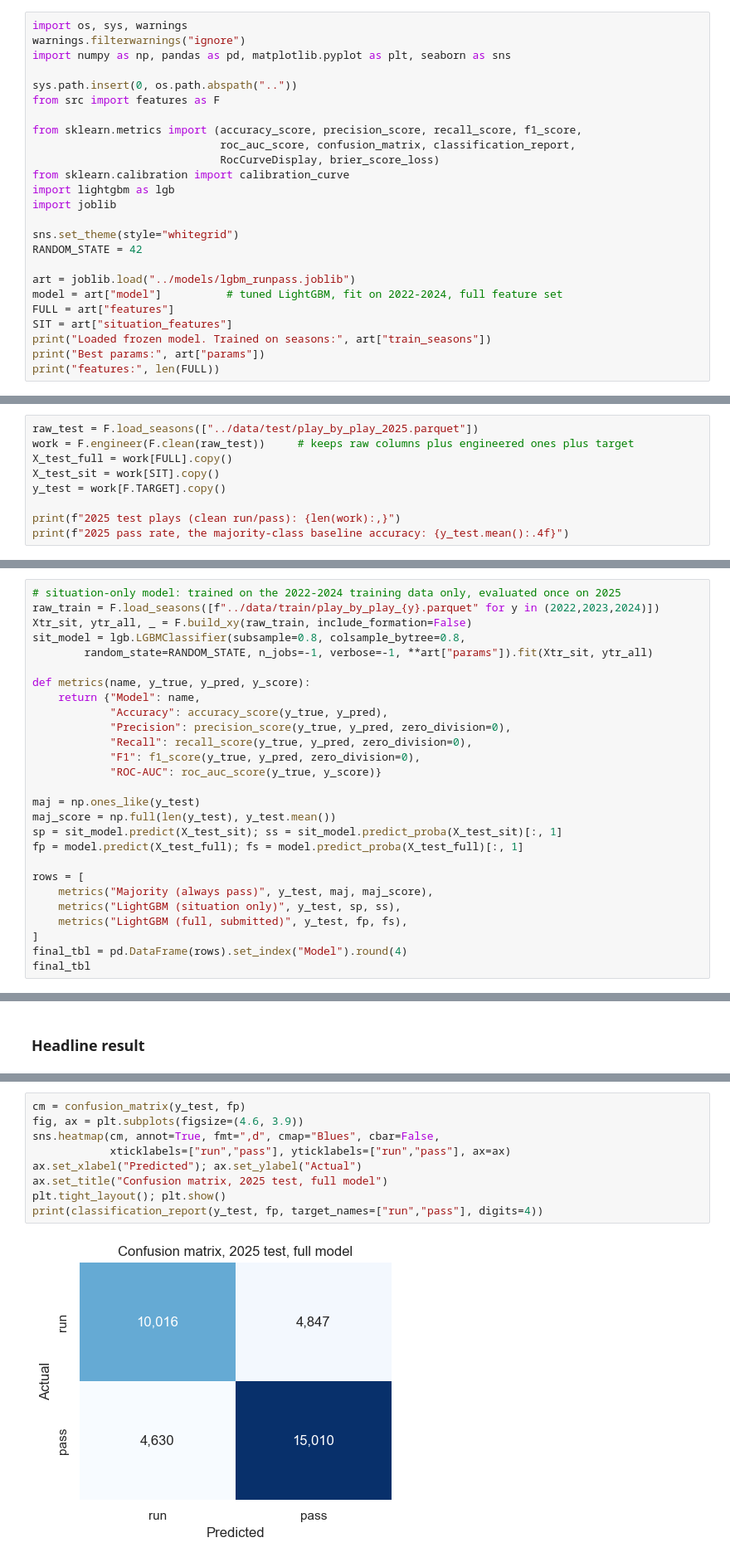
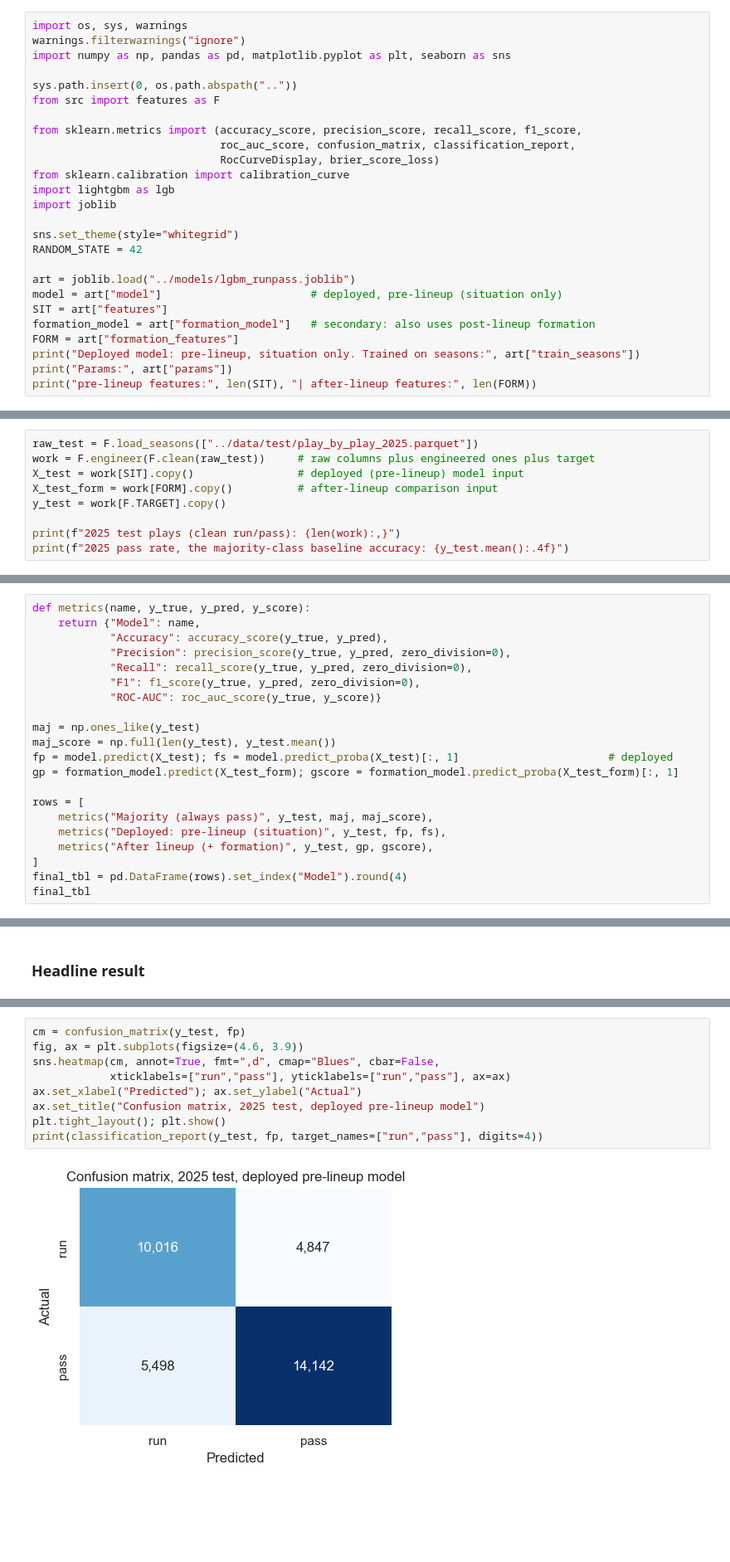
Before and after one commit to cadenpascual/nfl-play-predictor, a Jupyter notebook: notebooks/03_final_eval.ipynb, the cells around one changed output, grey strips where cells are left out. Shown at 83% size. Cells and saved outputs as stored; diff of their text form; blank space fills up the shorter version.

Commit message:
update evaluation to match modeling update

```diff
--- a/notebooks/03_final_eval.ipynb
+++ b/notebooks/03_final_eval.ipynb
@@ -36,10 +38,11 @@ sns.set_theme(style="whitegrid")
 RANDOM_STATE = 42
 
 art = joblib.load("../models/lgbm_runpass.joblib")
-model = art["model"]          # tuned LightGBM, fit on 2022-2024, full feature set
-FULL = art["features"]
-SIT = art["situation_features"]
-print("Loaded frozen model. Trained on seasons:", art["train_seasons"])
-print("Best params:", art["params"])
-print("features:", len(FULL))
+model = art["model"]                       # deployed, pre-lineup (situation only)
+SIT = art["features"]
+formation_model = art["formation_model"]   # secondary: also uses post-lineup formation
+FORM = art["formation_features"]
+print("Deployed model: pre-lineup, situation only. Trained on seasons:", art["train_seasons"])
+print("Params:", art["params"])
+print("pre-lineup features:", len(SIT), "| after-lineup features:", len(FORM))
 # %% [output]
@@ -50,9 +53,9 @@ features: 31
 ## 2. Load the untouched 2025 test set
 # %%
 raw_test = F.load_seasons(["../data/test/play_by_play_2025.parquet"])
-work = F.engineer(F.clean(raw_test))     # keeps raw columns plus engineered ones plus target
-X_test_full = work[FULL].copy()
-X_test_sit = work[SIT].copy()
+work = F.engineer(F.clean(raw_test))     # raw columns plus engineered ones plus target
+X_test = work[SIT].copy()                # deployed (pre-lineup) model input
+X_test_form = work[FORM].copy()          # after-lineup comparison input
 y_test = work[F.TARGET].copy()
 
 print(f"2025 test plays (clean run/pass): {len(work):,}")
@@ -69,10 +71,4 @@ that also uses pre-snap formation cues. The full model is the one we submit.
 # %%
-# situation-only model: trained on the 2022-2024 training data only, evaluated once on 2025
-raw_train = F.load_seasons([f"../data/train/play_by_play_{y}.parquet" for y in (2022,2023,2024)])
-Xtr_sit, ytr_all, _ = F.build_xy(raw_train, include_formation=False)
-sit_model = lgb.LGBMClassifier(subsample=0.8, colsample_bytree=0.8,
-        random_state=RANDOM_STATE, n_jobs=-1, verbose=-1, **art["params"]).fit(Xtr_sit, ytr_all)
-
 def metrics(name, y_true, y_pred, y_score):
     return {"Model": name,
             "Accuracy": accuracy_score(y_true, y_pred),
@@ -83,13 +79,13 @@ def metrics(name, y_true, y_pred, y_score):
 
 maj = np.ones_like(y_test)
 maj_score = np.full(len(y_test), y_test.mean())
-sp = sit_model.predict(X_test_sit); ss = sit_model.predict_proba(X_test_sit)[:, 1]
-fp = model.predict(X_test_full); fs = model.predict_proba(X_test_full)[:, 1]
+fp = model.predict(X_test); fs = model.predict_proba(X_test)[:, 1]                       # deployed
+gp = formation_model.predict(X_test_form); gscore = formation_model.predict_proba(X_test_form)[:, 1]
 
 rows = [
     metrics("Majority (always pass)", y_test, maj, maj_score),
-    metrics("LightGBM (situation only)", y_test, sp, ss),
-    metrics("LightGBM (full, submitted)", y_test, fp, fs),
+    metrics("Deployed: pre-lineup (situation)", y_test, fp, fs),
+    metrics("After lineup (+ formation)", y_test, gp, gscore),
 ]
 final_tbl = pd.DataFrame(rows).set_index("Model").round(4)
 final_tbl
@@ -127,13 +125,13 @@ so the model generalizes to a future season rather than overfitting the validati
 # %%
 cm = confusion_matrix(y_test, fp)
 fig, ax = plt.subplots(figsize=(4.6, 3.9))
 sns.heatmap(cm, annot=True, fmt=",d", cmap="Blues", cbar=False,
             xticklabels=["run","pass"], yticklabels=["run","pass"], ax=ax)
 ax.set_xlabel("Predicted"); ax.set_ylabel("Actual")
-ax.set_title("Confusion matrix, 2025 test, full model")
+ax.set_title("Confusion matrix, 2025 test, deployed pre-lineup model")
 plt.tight_layout(); plt.show()
 print(classification_report(y_test, fp, target_names=["run","pass"], digits=4))
 # %% [output]
-[figure, old version]
+[figure, new version]
               precision    recall  f1-score   support
 
```
Also changed, not shown: parts of 17 cells of this notebook.
